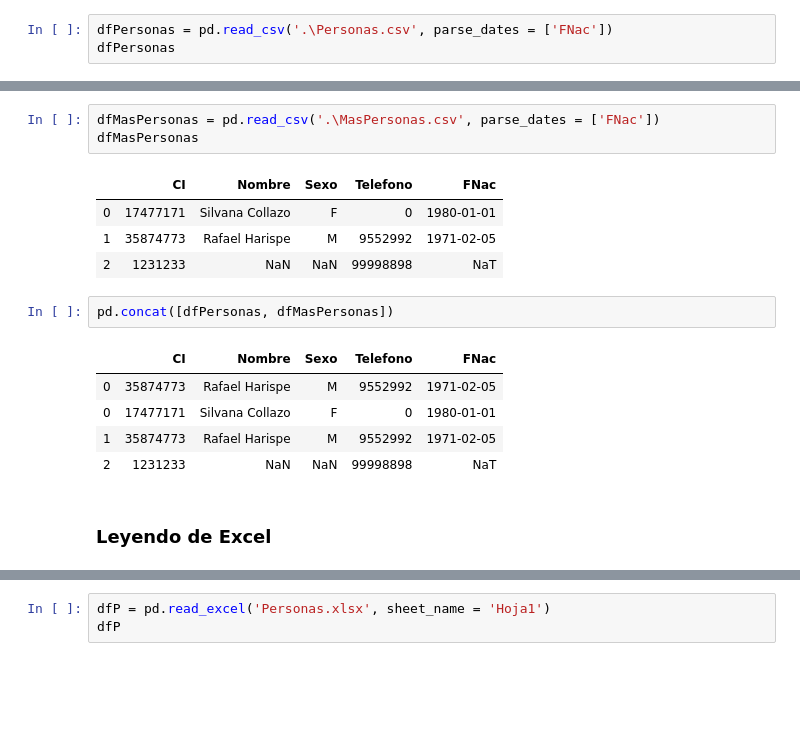
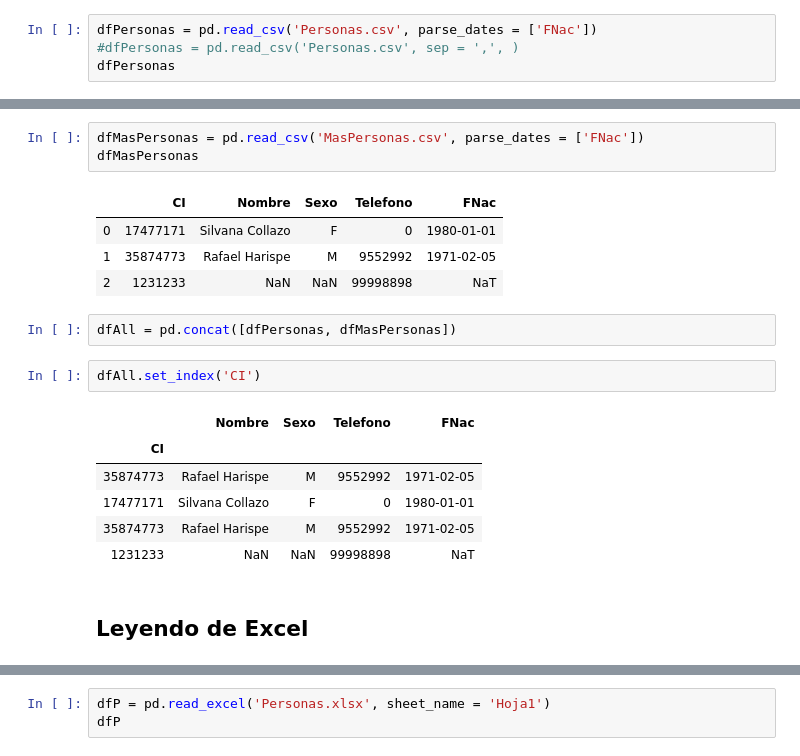
Before and after one commit to RafaelHarispe/WorkShopDS, a Jupyter notebook: Taller Pandas DF.ipynb, the cells around one changed output, grey strips where cells are left out. Saved outputs shown, nothing was run; the diff lists cells and outputs as text; blank space fills up the shorter version.

```diff
--- a/Taller Pandas DF.ipynb
+++ b/Taller Pandas DF.ipynb
@@ -132,5 +167,6 @@ df
 # %%
-dfPersonas = pd.read_csv('.\Personas.csv', parse_dates = ['FNac'])
+dfPersonas = pd.read_csv('Personas.csv', parse_dates = ['FNac'])
+#dfPersonas = pd.read_csv('Personas.csv', sep = ',', )
 dfPersonas
 # %% [output]
 |  | CI | Nombre | Sexo | Telefono | FNac |
@@ -147,5 +186,5 @@ dtype: object
 # %%
-dfMasPersonas = pd.read_csv('.\MasPersonas.csv', parse_dates = ['FNac'])
+dfMasPersonas = pd.read_csv('MasPersonas.csv', parse_dates = ['FNac'])
 dfMasPersonas
 # %% [output]
 |  | CI | Nombre | Sexo | Telefono | FNac |
@@ -153,12 +192,15 @@ dfMasPersonas
 | 1 | 35874773 | Rafael Harispe | M | 9552992 | 1971-02-05 |
 | 2 | 1231233 | NaN | NaN | 99998898 | NaT |
 # %%
-pd.concat([dfPersonas, dfMasPersonas])
+dfAll = pd.concat([dfPersonas, dfMasPersonas])
-# %% [output]
-|  | CI | Nombre | Sexo | Telefono | FNac |
-| 0 | 35874773 | Rafael Harispe | M | 9552992 | 1971-02-05 |
-| 0 | 17477171 | Silvana Collazo | F | 0 | 1980-01-01 |
-| 1 | 35874773 | Rafael Harispe | M | 9552992 | 1971-02-05 |
-| 2 | 1231233 | NaN | NaN | 99998898 | NaT |
+# %%
+dfAll.set_index('CI')
+# %% [output]
+|  | Nombre | Sexo | Telefono | FNac |
+| CI |  |  |  |  |
+| 35874773 | Rafael Harispe | M | 9552992 | 1971-02-05 |
+| 17477171 | Silvana Collazo | F | 0 | 1980-01-01 |
+| 35874773 | Rafael Harispe | M | 9552992 | 1971-02-05 |
+| 1231233 | NaN | NaN | 99998898 | NaT |
 # %% [markdown]
-### Leyendo de Excel
+## Leyendo de Excel
```
Also changed, not shown: parts of 69 cells of this notebook, 4 other files.
